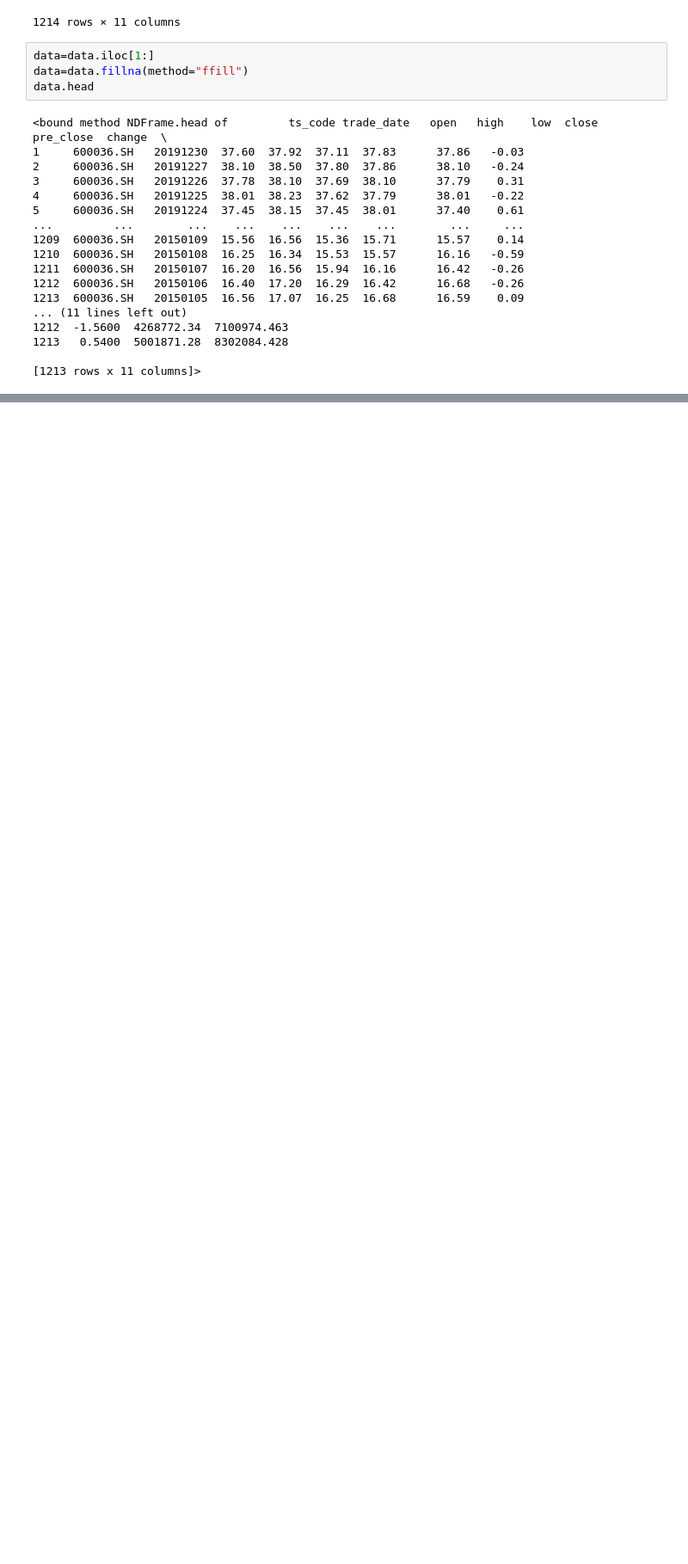
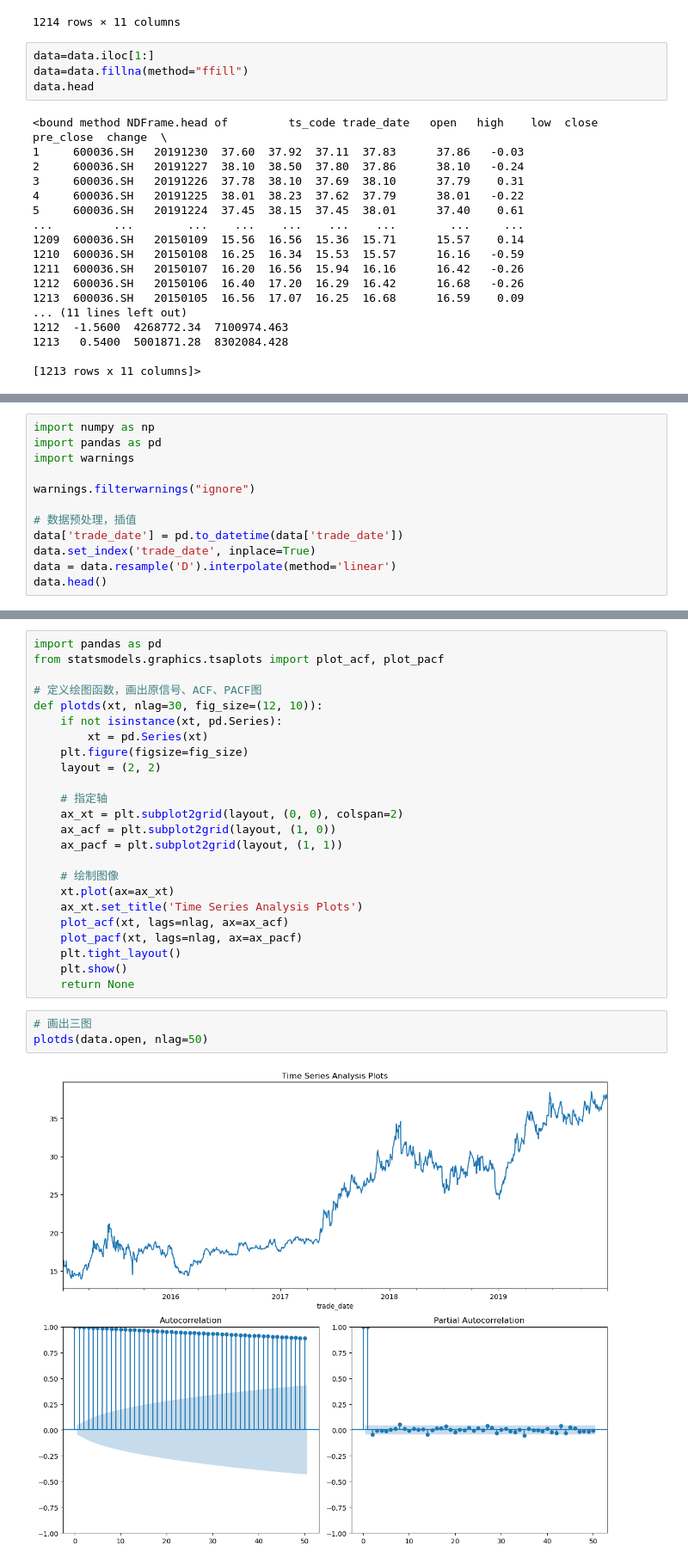
Before and after one commit to wyfdapig/learn_code, a Jupyter notebook: TStest/test1/exp1_data/tushare.ipynb, the cells around one changed output, grey strips where cells are left out. Shown at 86% size. Cells and saved outputs as stored; diff of their text form; blank space fills up the shorter version.

```diff
--- a/TStest/test1/exp1_data/tushare.ipynb
+++ b/TStest/test1/exp1_data/tushare.ipynb
@@ -62,0 +72,12 @@ else:
+# %%
+import numpy as np
+import pandas as pd
+import warnings
+
+warnings.filterwarnings("ignore")
+
+# 数据预处理，插值
+data['trade_date'] = pd.to_datetime(data['trade_date'])
+data.set_index('trade_date', inplace=True)
+data = data.resample('D').interpolate(method='linear')
+data.head()
@@ -62,0 +96,29 @@ else:
+# %%
+import pandas as pd
+from statsmodels.graphics.tsaplots import plot_acf, plot_pacf
+
+# 定义绘图函数，画出原信号、ACF、PACF图
+def plotds(xt, nlag=30, fig_size=(12, 10)):
+    if not isinstance(xt, pd.Series):
+        xt = pd.Series(xt)
+    plt.figure(figsize=fig_size)
+    layout = (2, 2)
+
+    # 指定轴
+    ax_xt = plt.subplot2grid(layout, (0, 0), colspan=2)
+    ax_acf = plt.subplot2grid(layout, (1, 0))
+    ax_pacf = plt.subplot2grid(layout, (1, 1))
+
+    # 绘制图像
+    xt.plot(ax=ax_xt)
+    ax_xt.set_title('Time Series Analysis Plots')
+    plot_acf(xt, lags=nlag, ax=ax_acf)
+    plot_pacf(xt, lags=nlag, ax=ax_pacf)
+    plt.tight_layout()
+    plt.show()
+    return None
+# %%
+# 画出三图
+plotds(data.open, nlag=50)
+# %% [output]
+[figure, added]
```
Also changed, not shown: parts of 21 cells of this notebook, 3 other files.
